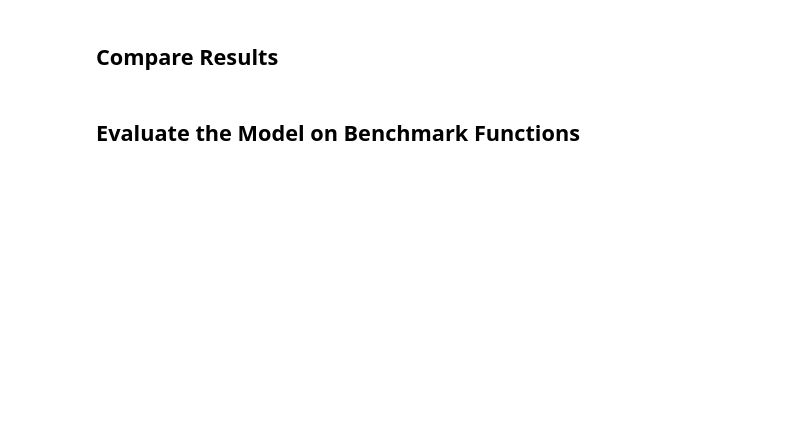
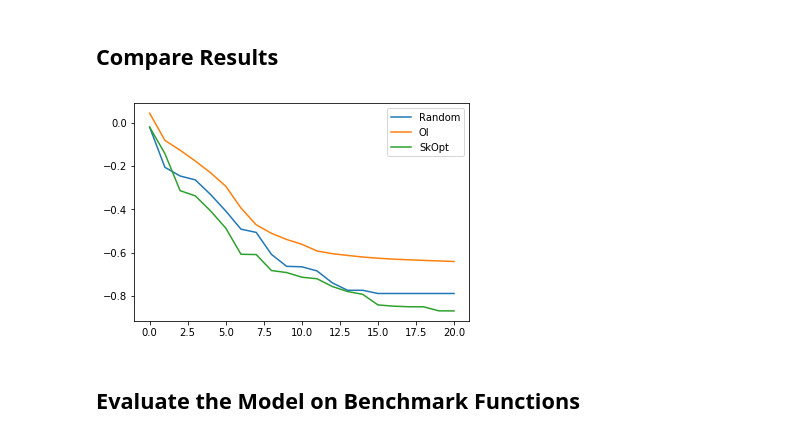
Before and after one commit to p16i/blackbox-optimization-using-rnns, a Jupyter notebook: BlackBoxOptimize.ipynb, the cells around one changed output. Drawn from its saved outputs; the diff is of its cells as text; code cells hidden in the pictures; blank space fills up the shorter version.

```diff
--- a/BlackBoxOptimize.ipynb
+++ b/BlackBoxOptimize.ipynb
@@ -114,7 +137,9 @@ viz.plot_gp_results_sample(10, X_test, A_test, min_test, max_test, l, samples_te
 # %% [markdown]
 ## Compare Results
 # %%
-viz.plot_min_curves([random_samples, samples_test_y, np.array(samples_sk_y)],['Random','OI','SkOpt'])
+viz.plot_min_curves([np.array(samples_random_y), samples_test_y, np.array(samples_sk_y)],['Random','OI','SkOpt'])
+# %% [output]
+[figure, added]
 # %% [markdown]
 ## Evaluate the Model on Benchmark Functions
 # %%
```
Also changed, not shown: parts of 8 cells of this notebook, 2 other files.
